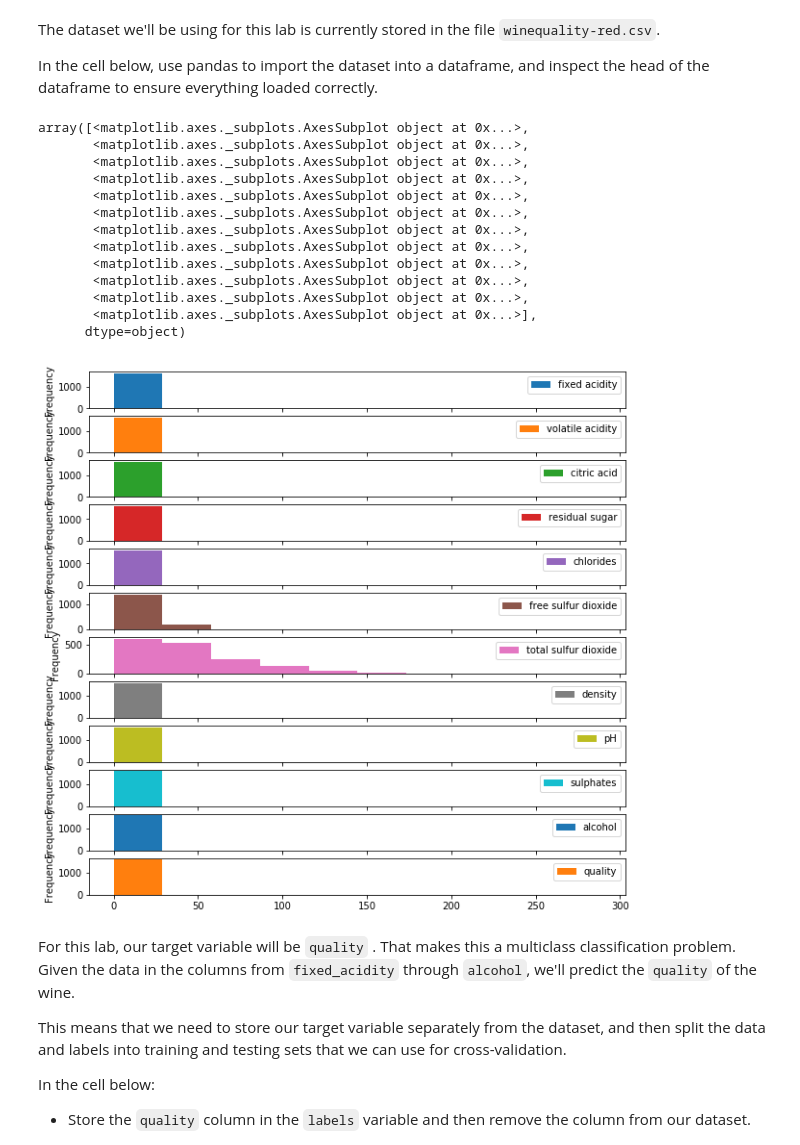
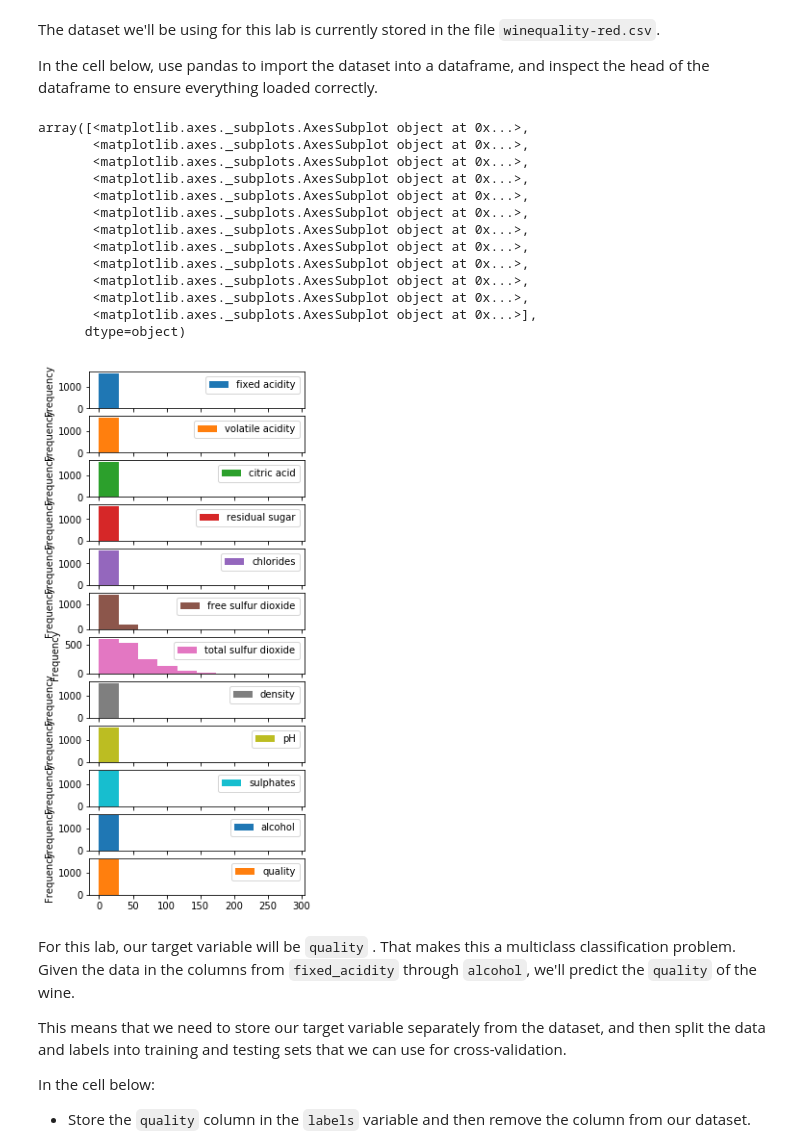
Before and after one commit to mzhou356/dsc-xgboost-lab-dc-ds-060319, a Jupyter notebook: index.ipynb, the cells around one changed output. Saved outputs shown, nothing was run; the diff lists cells and outputs as text; code cells hidden in the pictures.

```diff
--- a/index.ipynb
+++ b/index.ipynb
@@ -42,22 +42,22 @@ The dataset we'll be using for this lab is currently stored in the file `winequa
 In the cell below, use pandas to import the dataset into a dataframe, and inspect the head of the dataframe to ensure everything loaded correctly.
 # %%
 df = pd.read_csv('winequality-red.csv')
-df.plot.hist(subplots=True,figsize = (,10))
+df.plot.hist(subplots=True,figsize = (4,10))
 # %% [output]
 array([<matplotlib.axes._subplots.AxesSubplot object at 0x...>,
        <matplotlib.axes._subplots.AxesSubplot object at 0x...>,
        <matplotlib.axes._subplots.AxesSubplot object at 0x...>,
        <matplotlib.axes._subplots.AxesSubplot object at 0x...>,
        <matplotlib.axes._subplots.AxesSubplot object at 0x...>,
        <matplotlib.axes._subplots.AxesSubplot object at 0x...>,
        <matplotlib.axes._subplots.AxesSubplot object at 0x...>,
        <matplotlib.axes._subplots.AxesSubplot object at 0x...>,
        <matplotlib.axes._subplots.AxesSubplot object at 0x...>,
        <matplotlib.axes._subplots.AxesSubplot object at 0x...>,
        <matplotlib.axes._subplots.AxesSubplot object at 0x...>,
        <matplotlib.axes._subplots.AxesSubplot object at 0x...>],
       dtype=object)
-[figure, old version]
+[figure, new version]
 # %% [markdown]
 For this lab, our target variable will be `quality` .  That makes this a multiclass classification problem. Given the data in the columns from `fixed_acidity` through `alcohol`, we'll predict the `quality` of the wine.
 
```
Also changed, not shown: parts of 1 cell of this notebook.
